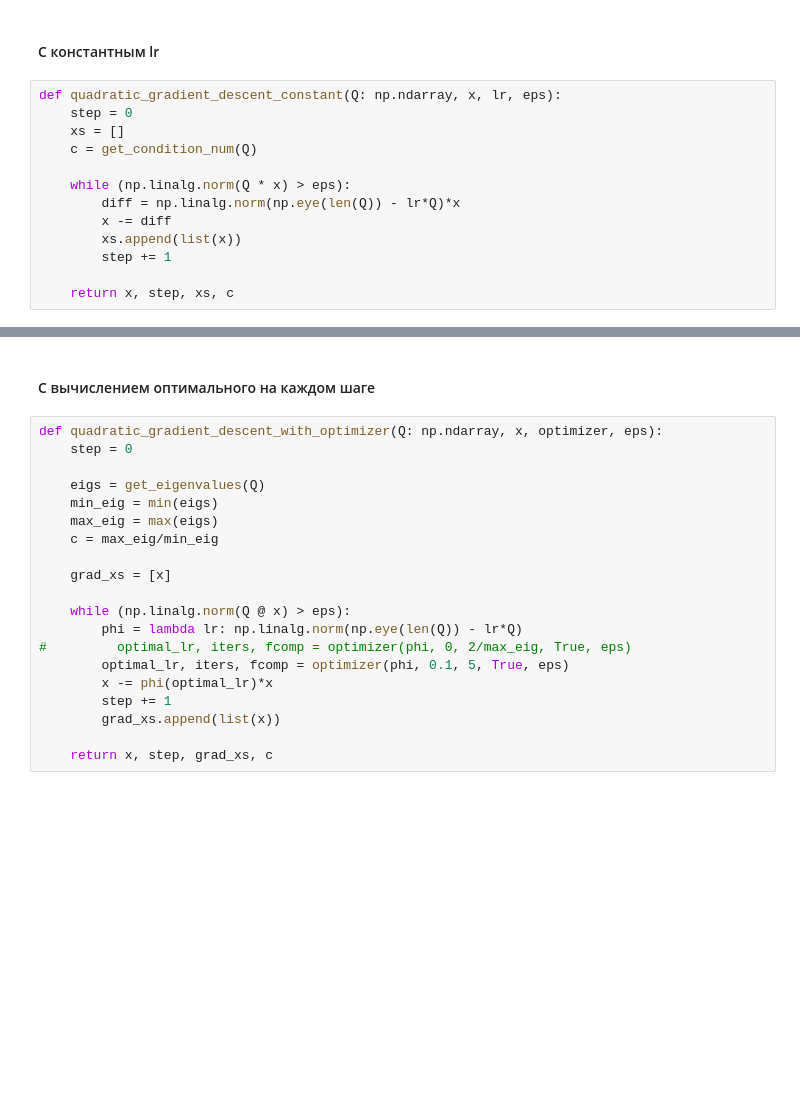
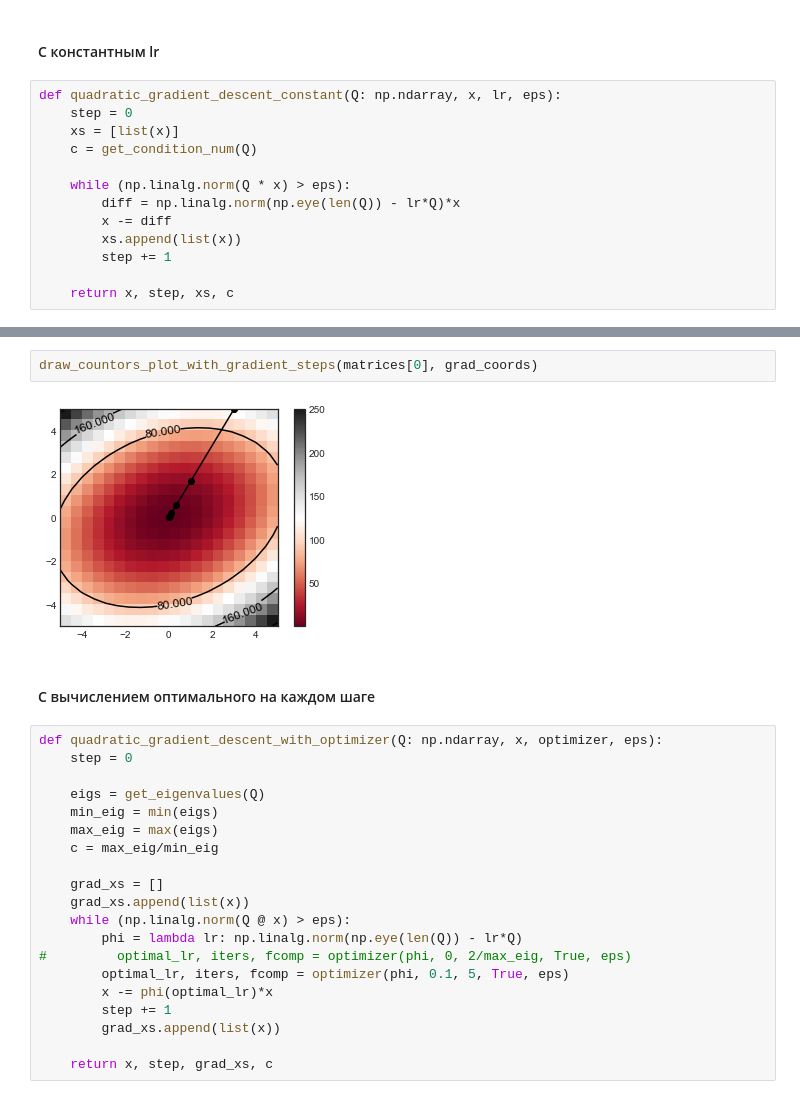
Before and after one commit to TayaPenskaya/ITMO_MO, a Jupyter notebook: lab1.ipynb, the cells around one changed output, grey strips where cells are left out. Cells and saved outputs as stored; diff of their text form; blank space fills up the shorter version.

```diff
--- a/lab1.ipynb
+++ b/lab1.ipynb
@@ -391,7 +396,7 @@ Condition number:  2.0938363213560542
 # %%
 def quadratic_gradient_descent_constant(Q: np.ndarray, x, lr, eps):
     step = 0
-    xs = []
+    xs = [list(x)]
     c = get_condition_num(Q)
 
     while (np.linalg.norm(Q * x) > eps):
@@ -412,4 +417,8 @@ Gradient descent steps:  [[-0.7320508075688772, -1.4641016151377544], [0.5358983
 Condition number:  2.0938363213560542
+# %%
+draw_countors_plot_with_gradient_steps(matrices[0], grad_coords)
+# %% [output]
+[figure, added]
 # %% [markdown]
 #### С вычислением оптимального на каждом шаге
 # %%
@@ -421,8 +430,8 @@ def quadratic_gradient_descent_with_optimizer(Q: np.ndarray, x, optimizer, eps):
     max_eig = max(eigs)
     c = max_eig/min_eig
 
-    grad_xs = [x]
-
+    grad_xs = []
+    grad_xs.append(list(x))
     while (np.linalg.norm(Q @ x) > eps):
         phi = lambda lr: np.linalg.norm(np.eye(len(Q)) - lr*Q)
 #         optimal_lr, iters, fcomp = optimizer(phi, 0, 2/max_eig, True, eps)
```
Also changed, not shown: parts of 8 cells of this notebook.
